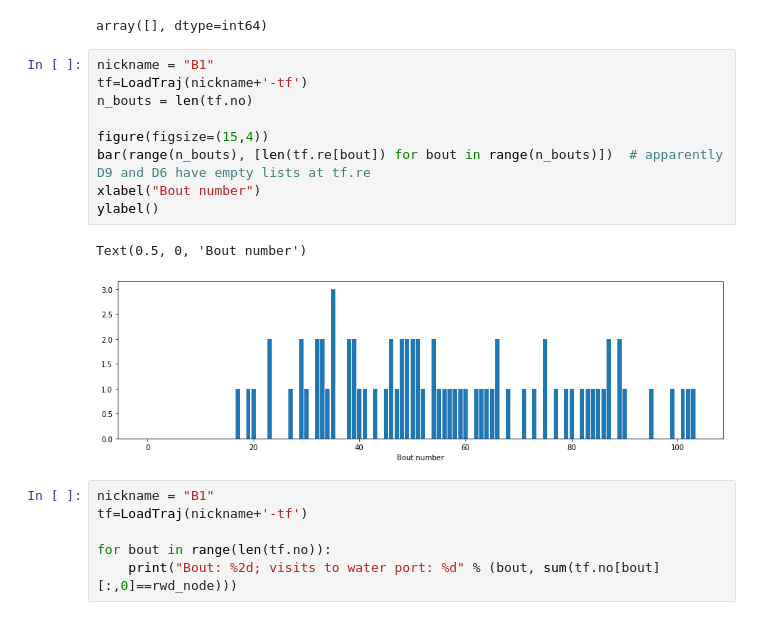
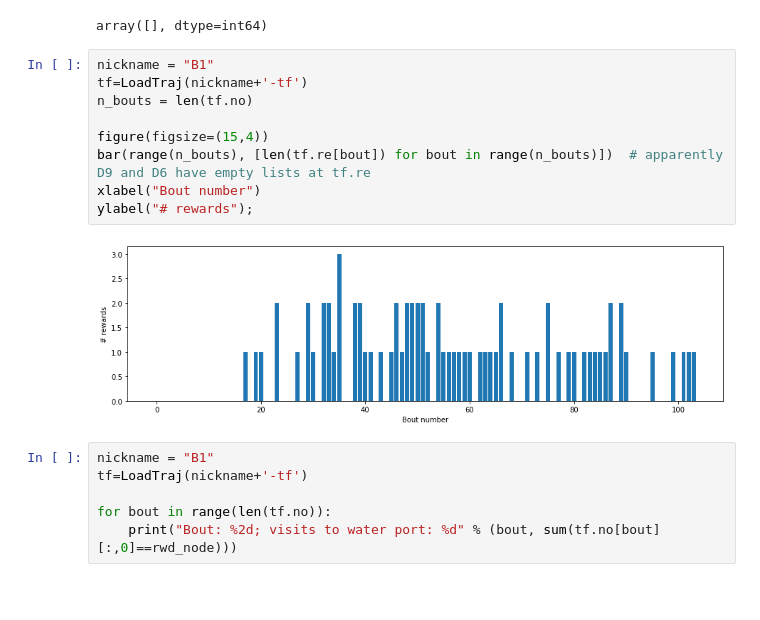
Before and after one commit to umeshksingla/MouseMazeHierRL, a Jupyter notebook: figure inter-(reward or path to water) intervals.ipynb, the cells around one changed output. Cells and saved outputs as stored; diff of their text form; blank space fills up the shorter version.

```diff
--- a/figure inter-(reward or path to water) intervals.ipynb
+++ b/figure inter-(reward or path to water) intervals.ipynb
@@ -80,15 +80,14 @@ array([], dtype=int64)
 # %%
 nickname = "B1"
 tf=LoadTraj(nickname+'-tf')
 n_bouts = len(tf.no)
 
 figure(figsize=(15,4))
 bar(range(n_bouts), [len(tf.re[bout]) for bout in range(n_bouts)])  # apparently D9 and D6 have empty lists at tf.re
 xlabel("Bout number")
-ylabel()
+ylabel("# rewards");
 # %% [output]
-Text(0.5, 0, 'Bout number')
-[figure, old version]
+[figure, new version]
 # %%
 nickname = "B1"
 tf=LoadTraj(nickname+'-tf')
```
Also changed, not shown: parts of 16 cells of this notebook.
